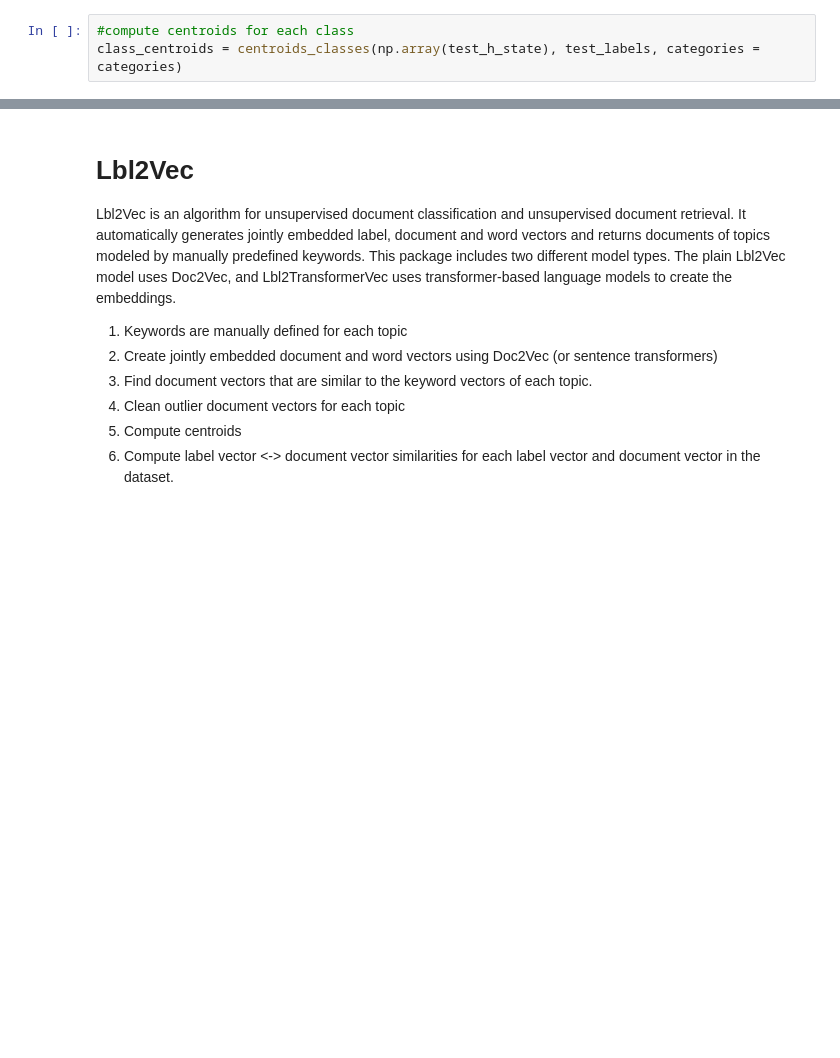
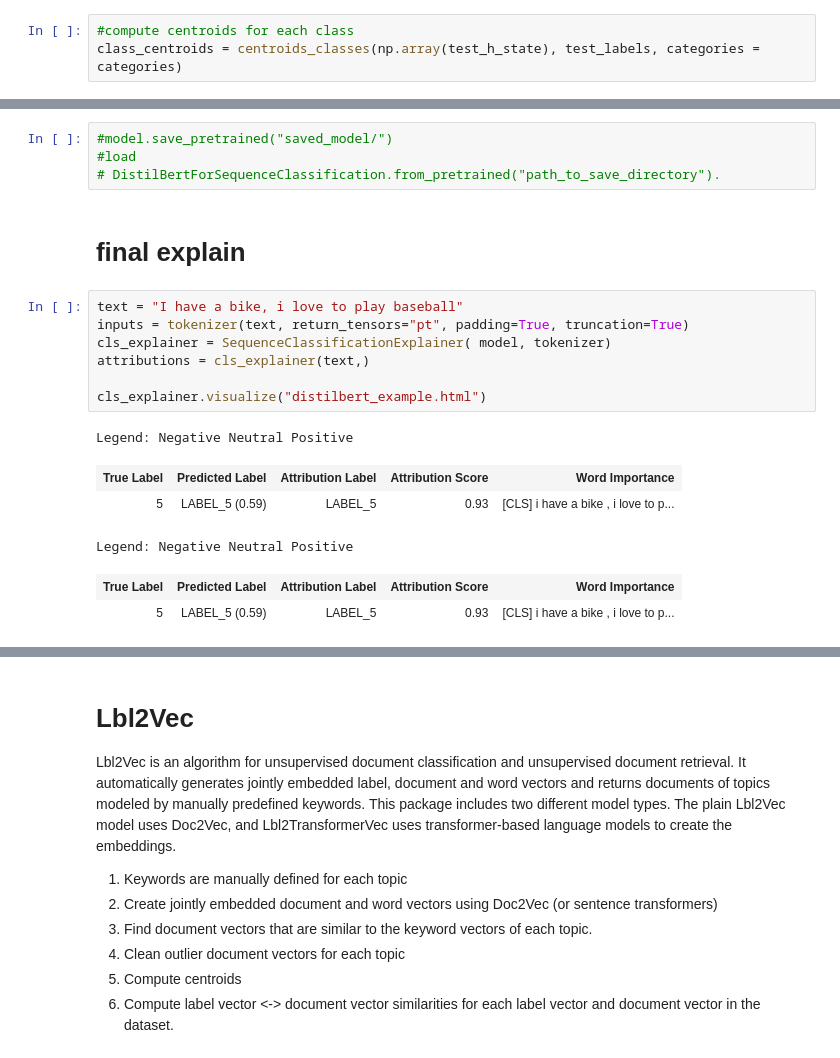
Before and after one commit to DavideBuldrin1/feature-extraction-for-text, a Jupyter notebook: lsa_lda_and_nmf_for_feature_extraction_bert.ipynb, the cells around one changed output, grey strips where cells are left out. Cells and saved outputs as stored; diff of their text form; blank space fills up the shorter version.

```diff
--- a/lsa_lda_and_nmf_for_feature_extraction_bert.ipynb
+++ b/lsa_lda_and_nmf_for_feature_extraction_bert.ipynb
@@ -1356,0 +1597,20 @@ talk.politics.misc :       ['monogamous', 'busbar', 'invisibility', 'hfd', 'tire
+# %%
+#model.save_pretrained("saved_model/")
+#load
+# DistilBertForSequenceClassification.from_pretrained("path_to_save_directory").
+# %% [markdown]
+# final explain
+# %%
+text = "I have a bike, i love to play baseball"
+inputs = tokenizer(text, return_tensors="pt", padding=True, truncation=True)
+cls_explainer = SequenceClassificationExplainer( model, tokenizer)
+attributions = cls_explainer(text,)
+
+cls_explainer.visualize("distilbert_example.html")
+# %% [output]
+Legend: Negative Neutral Positive
+| True Label | Predicted Label | Attribution Label | Attribution Score | Word Importance |
+| 5 | LABEL_5 (0.59) | LABEL_5 | 0.93 | [CLS] i have a bike , i love to p... |
+Legend: Negative Neutral Positive
+| True Label | Predicted Label | Attribution Label | Attribution Score | Word Importance |
+| 5 | LABEL_5 (0.59) | LABEL_5 | 0.93 | [CLS] i have a bike , i love to p... |
```
Also changed, not shown: parts of 96 cells of this notebook.
